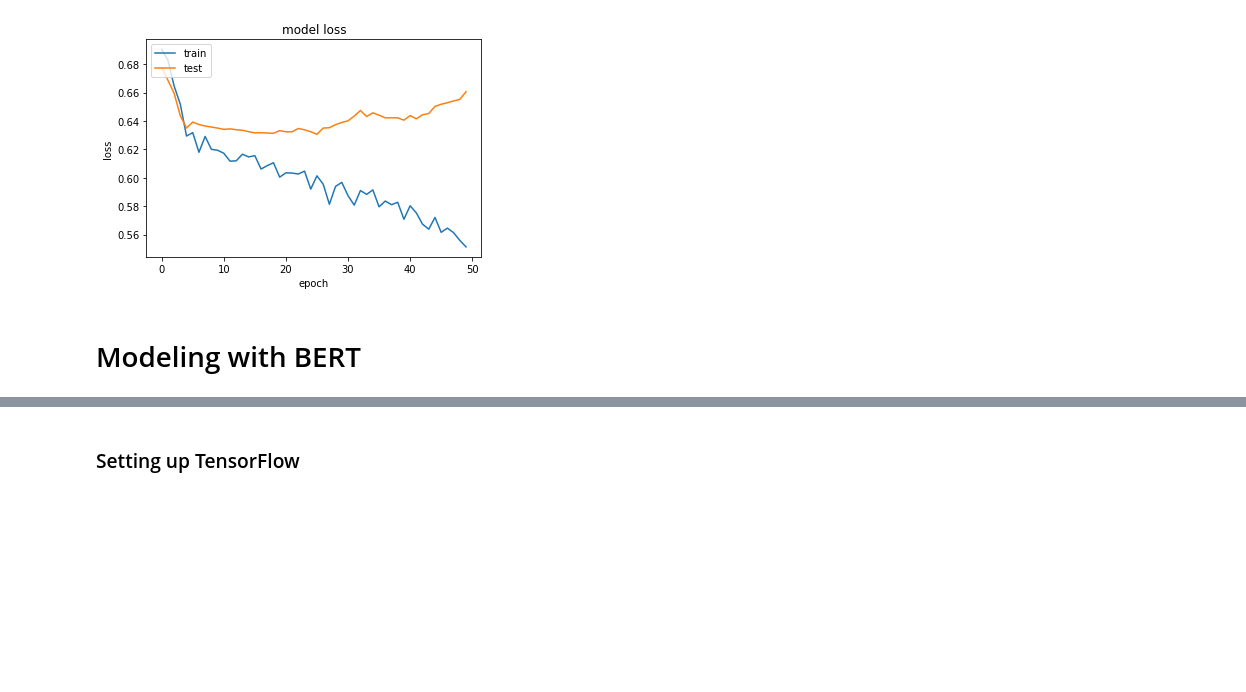
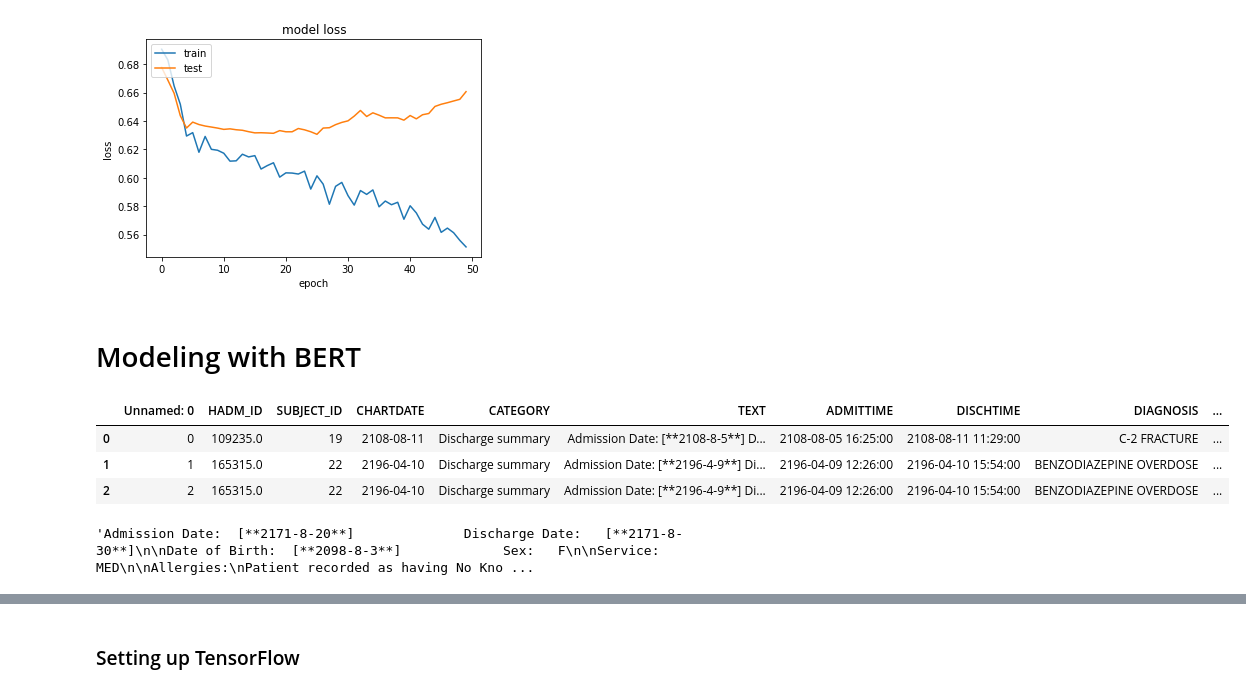
Before and after one commit to KevinYie/Hospital_Readmissions, a Jupyter notebook: BERT for Readmission.ipynb, the cells around one changed output, grey strips where cells are left out. Saved outputs shown, nothing was run; the diff lists cells and outputs as text; code cells hidden in the pictures; blank space fills up the shorter version.

```diff
--- a/BERT for Readmission.ipynb
+++ b/BERT for Readmission.ipynb
@@ -529,3 +570,15 @@ plt.show()
 [figure]
 # %% [markdown]
 # Modeling with BERT
+# %%
+df = pd.read_csv("final_emmy.csv")
+df.head(3)
+# %% [output]
+|  | Unnamed: 0 | HADM_ID | SUBJECT_ID | CHARTDATE | CATEGORY | TEXT | ADMITTIME | DISCHTIME | DIAGNOSIS | ... |
+| 0 | 0 | 109235.0 | 19 | 2108-08-11 | Discharge summary | Admission Date: [**2108-8-5**] D... | 2108-08-05 16:25:00 | 2108-08-11 11:29:00 | C-2 FRACTURE | ... |
+| 1 | 1 | 165315.0 | 22 | 2196-04-10 | Discharge summary | Admission Date: [**2196-4-9**] Di... | 2196-04-09 12:26:00 | 2196-04-10 15:54:00 | BENZODIAZEPINE OVERDOSE | ... |
+| 2 | 2 | 165315.0 | 22 | 2196-04-10 | Discharge summary | Admission Date: [**2196-4-9**] Di... | 2196-04-09 12:26:00 | 2196-04-10 15:54:00 | BENZODIAZEPINE OVERDOSE | ... |
+# %%
+df["TEXT"][48]
+# %% [output]
+'Admission Date:  [**2171-8-20**]              Discharge Date:   [**2171-8-30**]\n\nDate of Birth:  [**2098-8-3**]             Sex:   F\n\nService: MED\n\nAllergies:\nPatient recorded as having No Kno ...
```
Also changed, not shown: parts of 20 cells of this notebook, 1 other file.
